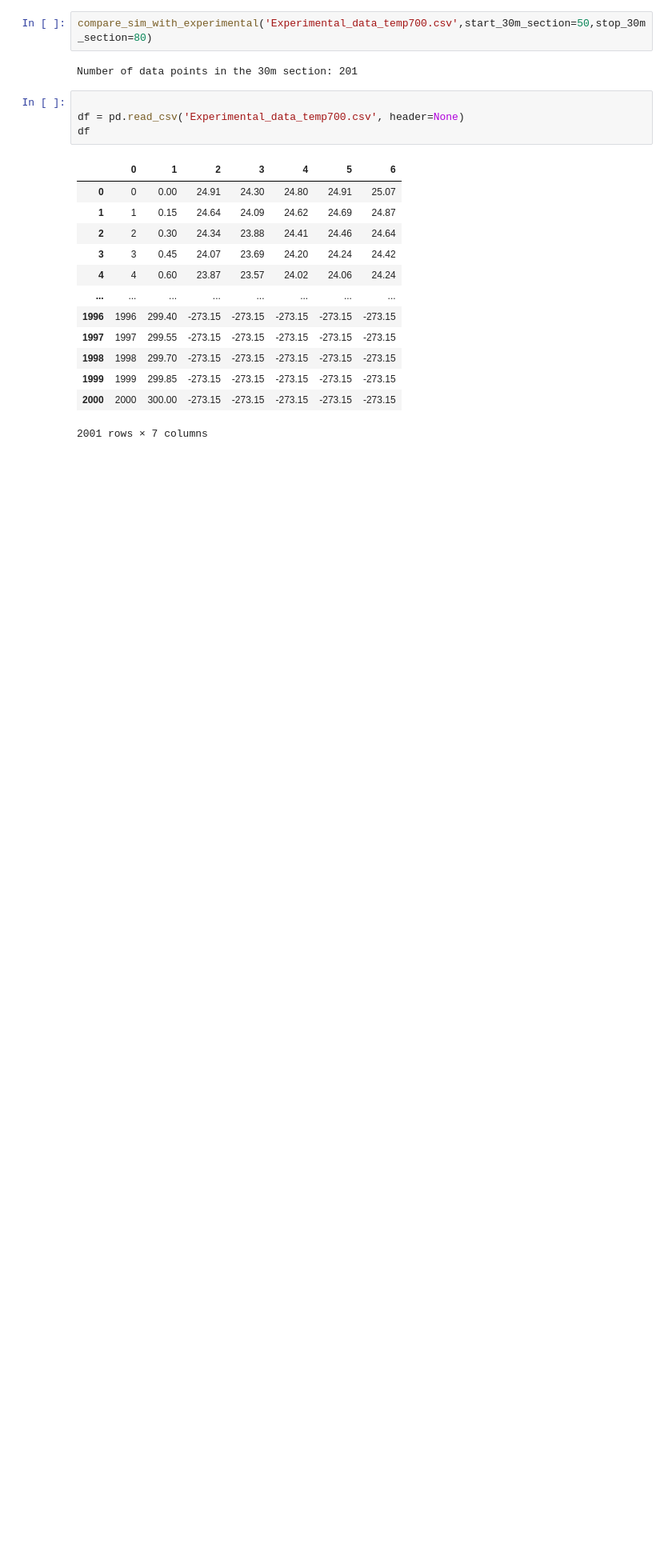
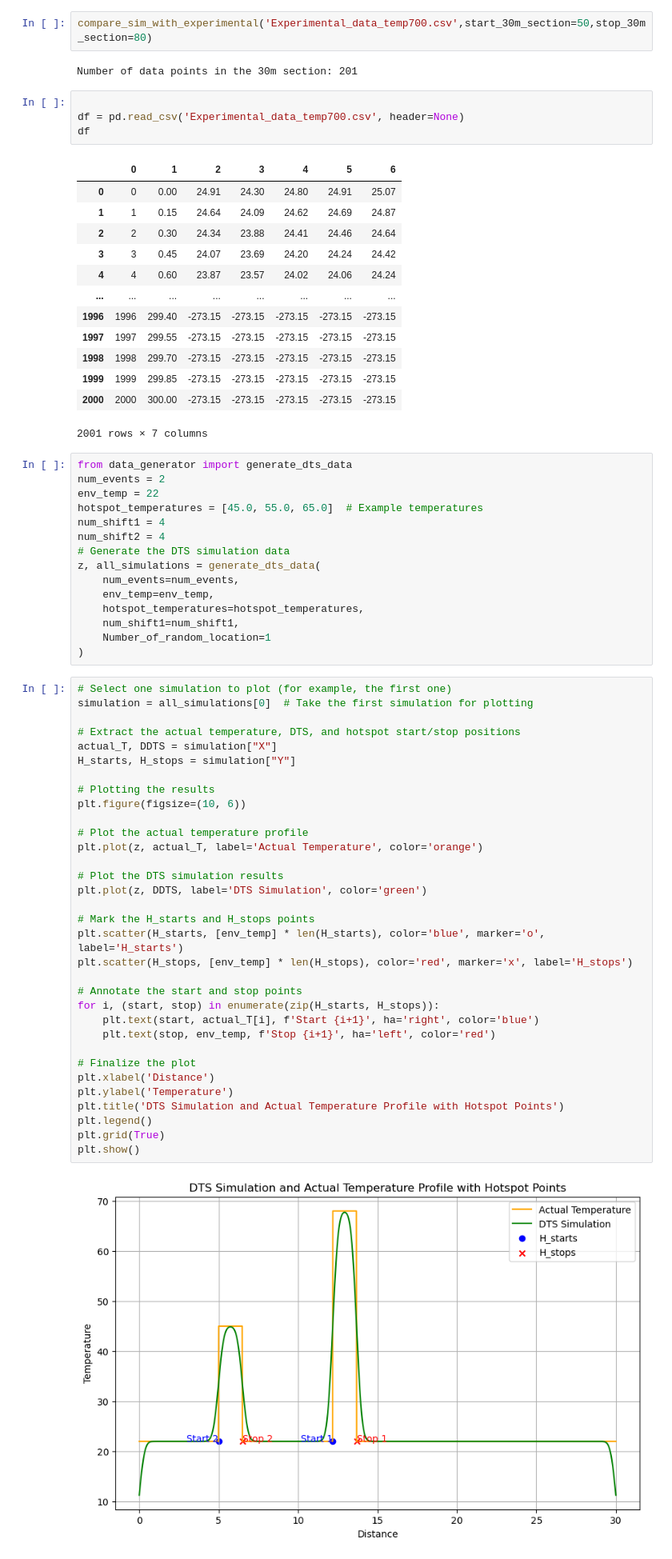
Before and after one commit to ErfanDejband/DTS_Simulation, a Jupyter notebook: test.ipynb, the cells around one changed output. Shown at 80% size. Drawn from its saved outputs; the diff is of its cells as text; blank space fills up the shorter version.

Commit message:
add_generator

```diff
--- a/test.ipynb
+++ b/test.ipynb
@@ -141,3 +141,53 @@ df
 | 1999 | 1999 | 299.85 | -273.15 | -273.15 | -273.15 | -273.15 | -273.15 |
 | 2000 | 2000 | 300.00 | -273.15 | -273.15 | -273.15 | -273.15 | -273.15 |
 2001 rows × 7 columns
+# %%
+from data_generator import generate_dts_data
+num_events = 2
+env_temp = 22
+hotspot_temperatures = [45.0, 55.0, 65.0]  # Example temperatures
+num_shift1 = 4
+num_shift2 = 4
+# Generate the DTS simulation data
+z, all_simulations = generate_dts_data(
+    num_events=num_events,
+    env_temp=env_temp,
+    hotspot_temperatures=hotspot_temperatures,
+    num_shift1=num_shift1,
+    Number_of_random_location=1
+)
+# %%
+# Select one simulation to plot (for example, the first one)
+simulation = all_simulations[0]  # Take the first simulation for plotting
+
+# Extract the actual temperature, DTS, and hotspot start/stop positions
+actual_T, DDTS = simulation["X"]
+H_starts, H_stops = simulation["Y"]
+
+# Plotting the results
+plt.figure(figsize=(10, 6))
+
+# Plot the actual temperature profile
+plt.plot(z, actual_T, label='Actual Temperature', color='orange')
+
+# Plot the DTS simulation results
+plt.plot(z, DDTS, label='DTS Simulation', color='green')
+
+# Mark the H_starts and H_stops points
+plt.scatter(H_starts, [env_temp] * len(H_starts), color='blue', marker='o', label='H_starts')
+plt.scatter(H_stops, [env_temp] * len(H_stops), color='red', marker='x', label='H_stops')
+
+# Annotate the start and stop points
+for i, (start, stop) in enumerate(zip(H_starts, H_stops)):
+    plt.text(start, actual_T[i], f'Start {i+1}', ha='right', color='blue')
+    plt.text(stop, env_temp, f'Stop {i+1}', ha='left', color='red')
+
+# Finalize the plot
+plt.xlabel('Distance')
+plt.ylabel('Temperature')
+plt.title('DTS Simulation and Actual Temperature Profile with Hotspot Points')
+plt.legend()
+plt.grid(True)
+plt.show()
+# %% [output]
+[figure, added]
```
Also changed, not shown: parts of 1 cell of this notebook, 3 other files.
